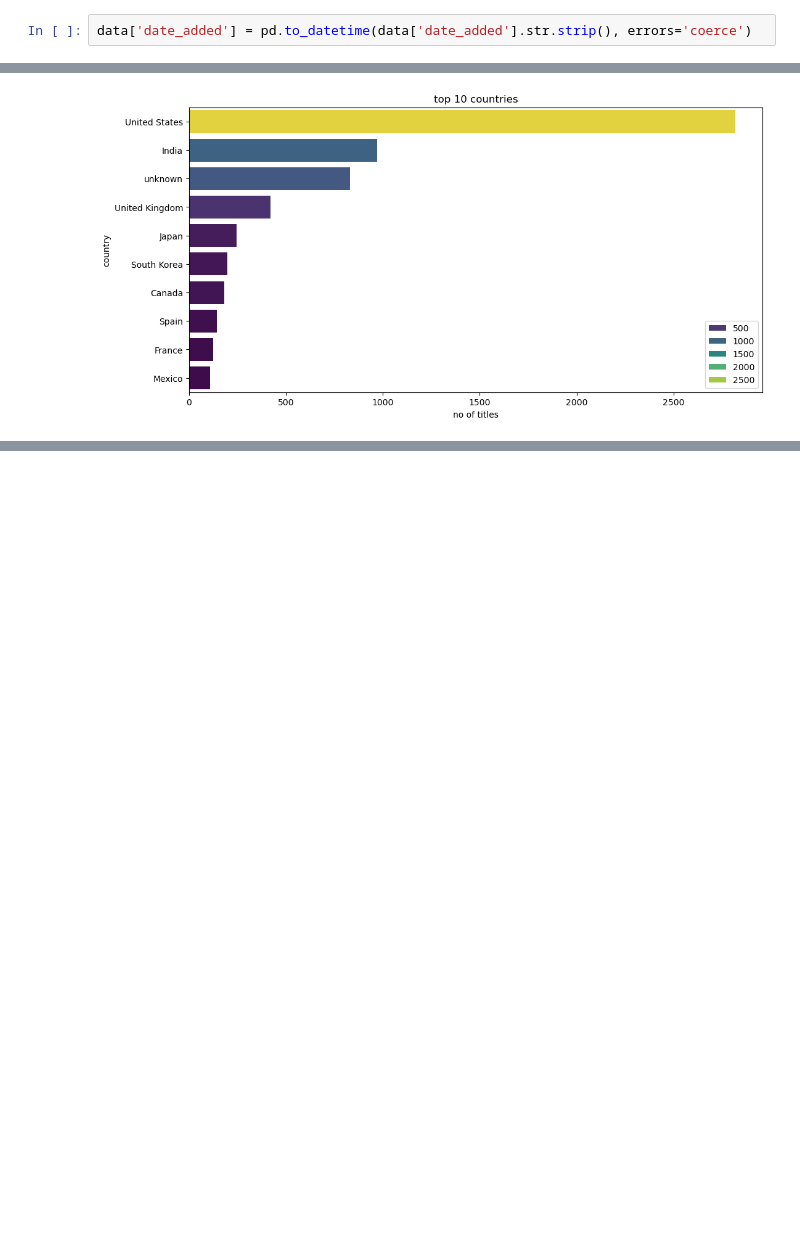
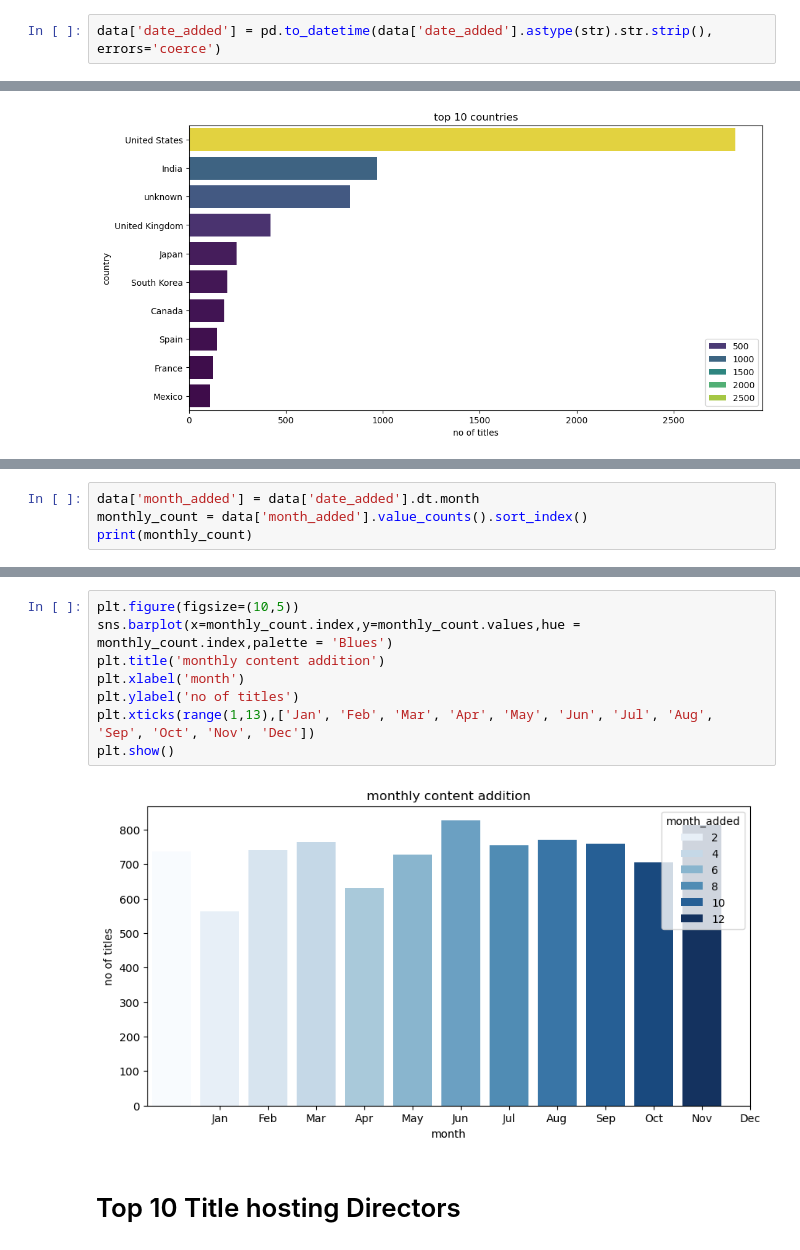
Before and after one commit to swarubm/DATA-ANALYSIS-PROJECTS, a Jupyter notebook: netflix.ipynb, the cells around one changed output, grey strips where cells are left out. Drawn from its saved outputs; the diff is of its cells as text; blank space fills up the shorter version.

```diff
--- a/netflix.ipynb
+++ b/netflix.ipynb
@@ -227,8 +227,8 @@ plt.show()
 [figure]
 # %% [markdown]
 # Yearly Trends
-# %%
-data['date_added'] = pd.to_datetime(data['date_added'].str.strip(), errors='coerce')
+# %%
+data['date_added'] = pd.to_datetime(data['date_added'].astype(str).str.strip(), errors='coerce')
 # %%
 yearly_count = data['year_added'] = data['date_added'].dt.year
 yearly_count
@@ -331,0 +334,4 @@ plt.show()
+# %%
+data['month_added'] = data['date_added'].dt.month
+monthly_count = data['month_added'].value_counts().sort_index()
+print(monthly_count)
@@ -331,0 +353,12 @@ plt.show()
+# %%
+plt.figure(figsize=(10,5))
+sns.barplot(x=monthly_count.index,y=monthly_count.values,hue = monthly_count.index,palette = 'Blues')
+plt.title('monthly content addition')
+plt.xlabel('month')
+plt.ylabel('no of titles')
+plt.xticks(range(1,13),['Jan', 'Feb', 'Mar', 'Apr', 'May', 'Jun', 'Jul', 'Aug', 'Sep', 'Oct', 'Nov', 'Dec'])
+plt.show()
+# %% [output]
+[figure, added]
+# %% [markdown]
+# Top 10 Title hosting Directors
```
Also changed, not shown: parts of 16 cells of this notebook.
